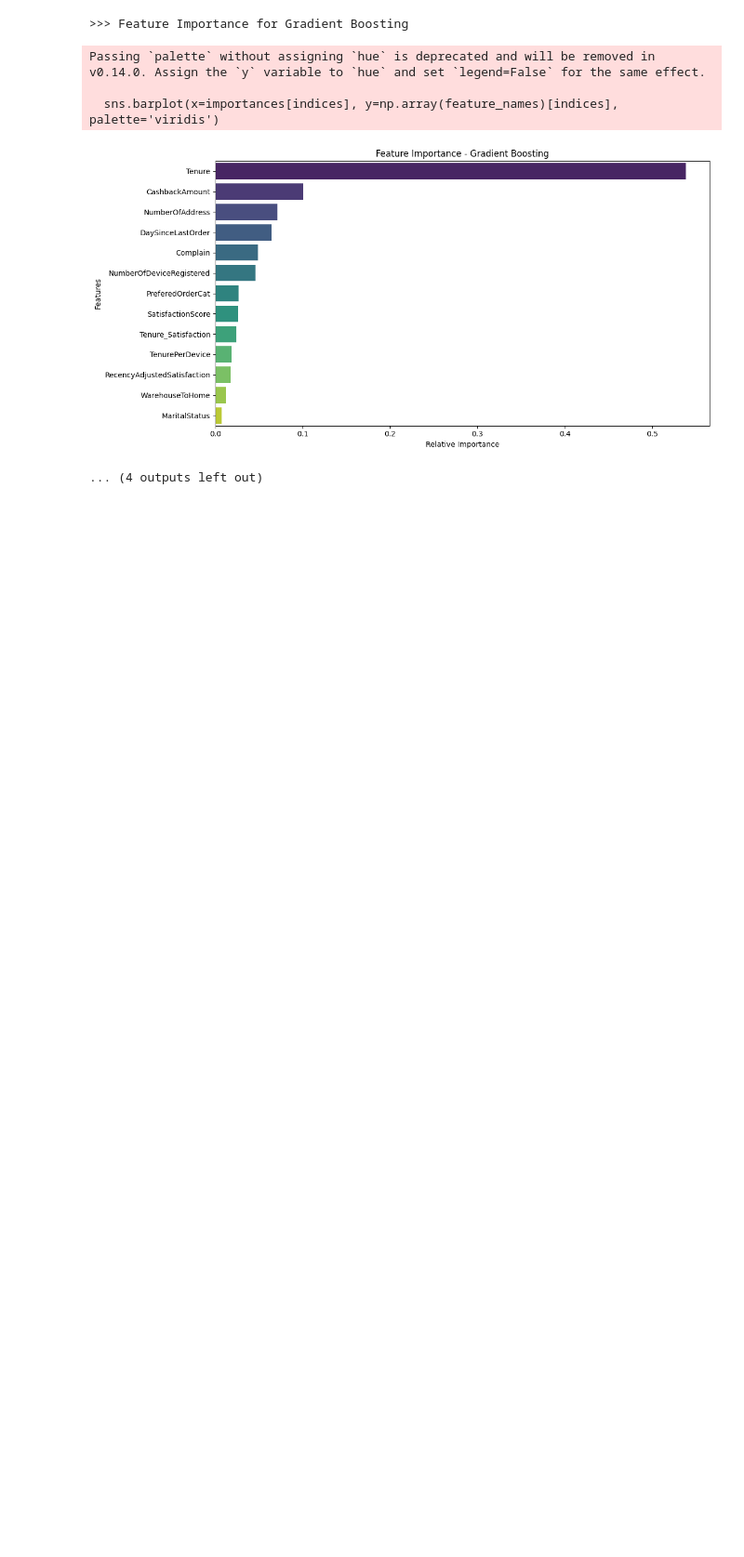
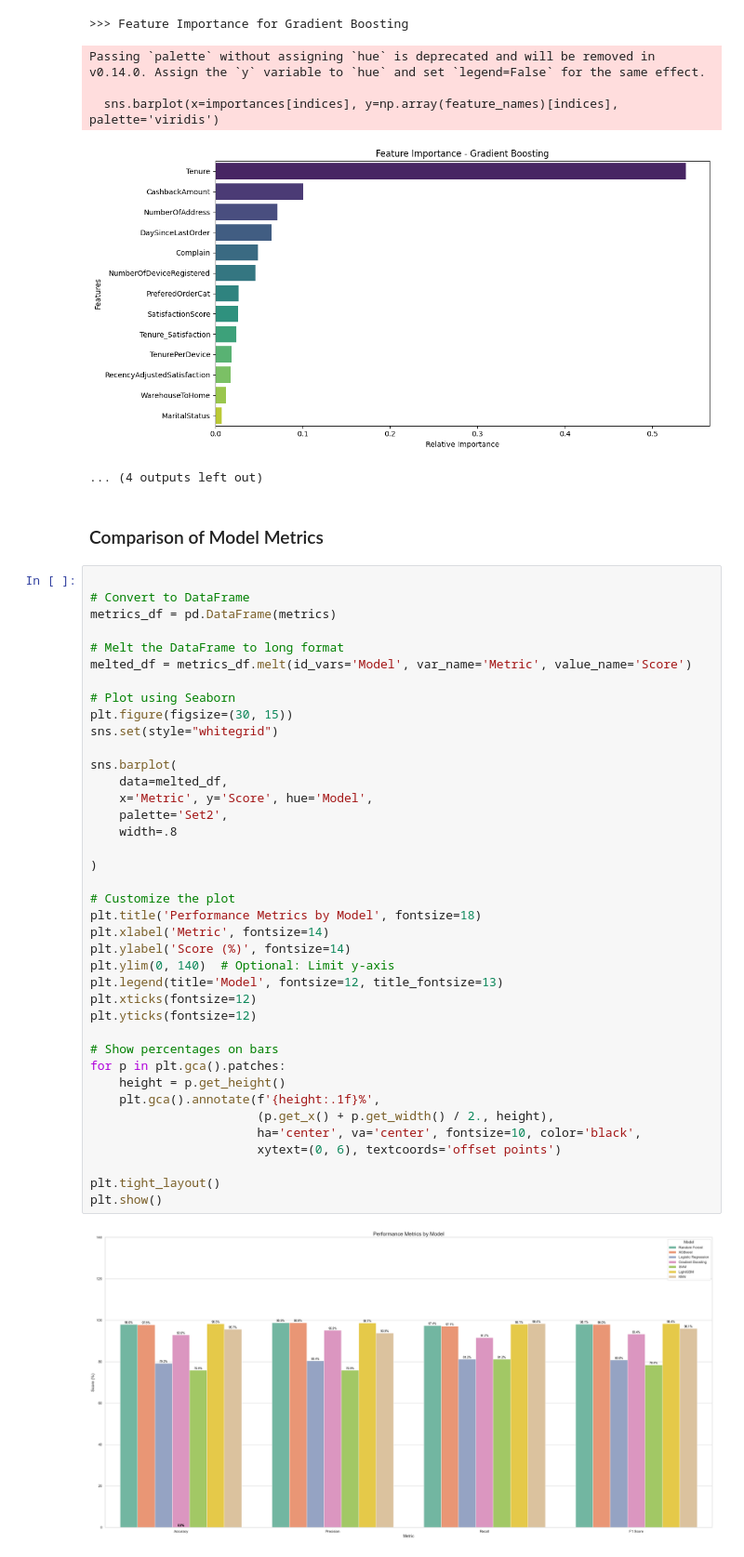
Before and after one commit to Sazibul-Islam-Siam/Customer_Churn_Prediction_using_ML, a Jupyter notebook: code.ipynb, the cells around one changed output. Shown at 93% size. Saved outputs shown, nothing was run; the diff lists cells and outputs as text; blank space fills up the shorter version.

Commit message:
Model Comparison Addes

```diff
--- a/code.ipynb
+++ b/code.ipynb
@@ -364,3 +364,46 @@ Passing `palette` without assigning `hue` is deprecated and will be removed in v
   sns.barplot(x=importances[indices], y=np.array(feature_names)[indices], palette='viridis')
 [figure]
 ... (4 outputs left out)
+# %% [markdown]
+### Comparison of Model Metrics
+# %%
+
+# Convert to DataFrame
+metrics_df = pd.DataFrame(metrics)
+
+# Melt the DataFrame to long format
+melted_df = metrics_df.melt(id_vars='Model', var_name='Metric', value_name='Score')
+
+# Plot using Seaborn
+plt.figure(figsize=(30, 15))
+sns.set(style="whitegrid")
+
+sns.barplot(
+    data=melted_df,
+    x='Metric', y='Score', hue='Model',
+    palette='Set2',
+    width=.8
+
+)
+
+# Customize the plot
+plt.title('Performance Metrics by Model', fontsize=18)
+plt.xlabel('Metric', fontsize=14)
+plt.ylabel('Score (%)', fontsize=14)
+plt.ylim(0, 140)  # Optional: Limit y-axis
+plt.legend(title='Model', fontsize=12, title_fontsize=13)
+plt.xticks(fontsize=12)
+plt.yticks(fontsize=12)
+
+# Show percentages on bars
+for p in plt.gca().patches:
+    height = p.get_height()
+    plt.gca().annotate(f'{height:.1f}%',
+                       (p.get_x() + p.get_width() / 2., height),
+                       ha='center', va='center', fontsize=10, color='black',
+                       xytext=(0, 6), textcoords='offset points')
+
+plt.tight_layout()
+plt.show()
+# %% [output]
+[figure, added]
```
